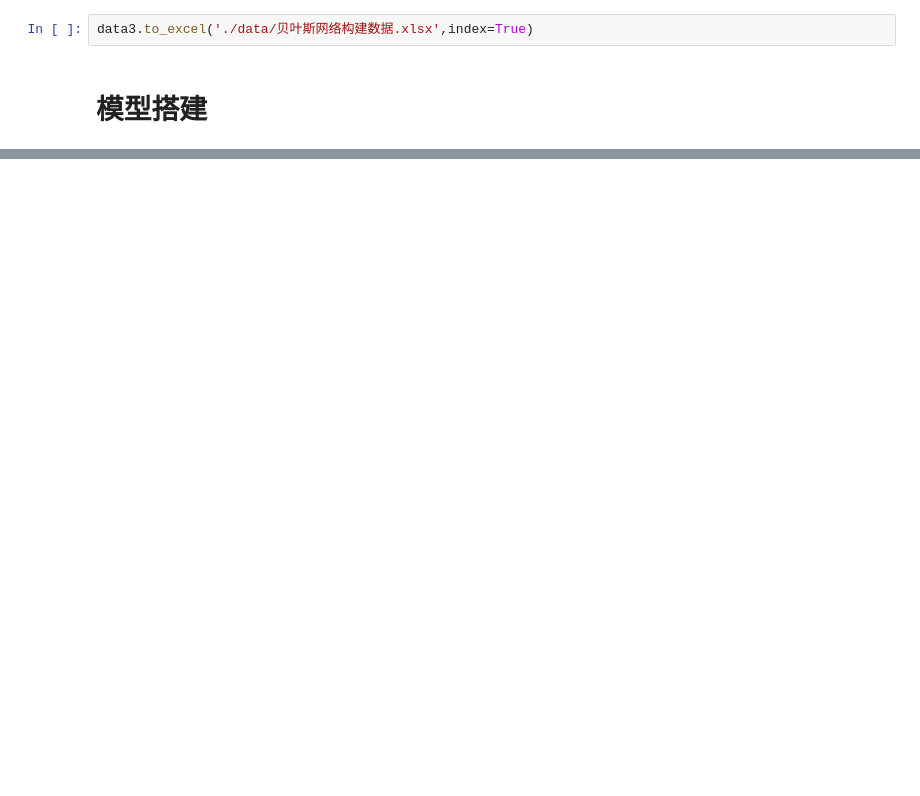
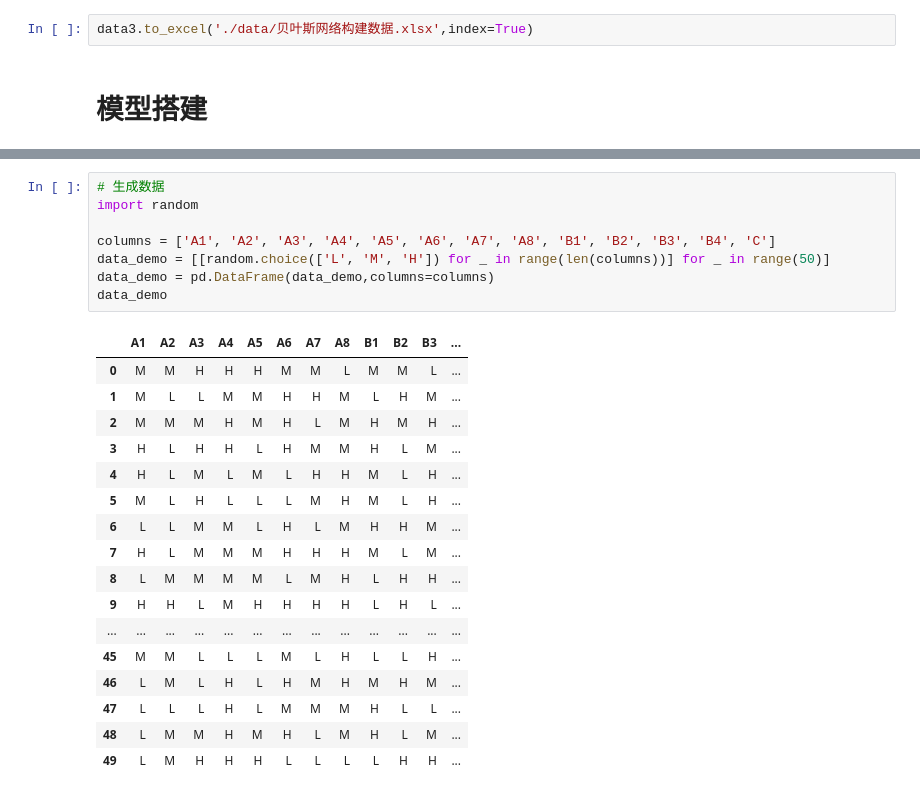
Before and after one commit to Zhou1317fe5/ml-projects, a Jupyter notebook: 贝叶斯危化品仓储风险分析/code/demo.ipynb, the cells around one changed output, grey strips where cells are left out. Drawn from its saved outputs; the diff is of its cells as text; blank space fills up the shorter version.

```diff
--- a/贝叶斯危化品仓储风险分析/code/demo.ipynb
+++ b/贝叶斯危化品仓储风险分析/code/demo.ipynb
@@ -562,0 +632,26 @@ ValueError: Maximum Likelihood Estimator works only for models with all observed
+# %%
+# 生成数据
+import random
+
+columns = ['A1', 'A2', 'A3', 'A4', 'A5', 'A6', 'A7', 'A8', 'B1', 'B2', 'B3', 'B4', 'C']
+data_demo = [[random.choice(['L', 'M', 'H']) for _ in range(len(columns))] for _ in range(50)]
+data_demo = pd.DataFrame(data_demo,columns=columns)
+data_demo
+# %% [output]
+|  | A1 | A2 | A3 | A4 | A5 | A6 | A7 | A8 | B1 | B2 | B3 | ... |
+| 0 | M | M | H | H | H | M | M | L | M | M | L | ... |
+| 1 | M | L | L | M | M | H | H | M | L | H | M | ... |
+| 2 | M | M | M | H | M | H | L | M | H | M | H | ... |
+| 3 | H | L | H | H | L | H | M | M | H | L | M | ... |
+| 4 | H | L | M | L | M | L | H | H | M | L | H | ... |
+| 5 | M | L | H | L | L | L | M | H | M | L | H | ... |
+| 6 | L | L | M | M | L | H | L | M | H | H | M | ... |
+| 7 | H | L | M | M | M | H | H | H | M | L | M | ... |
+| 8 | L | M | M | M | M | L | M | H | L | H | H | ... |
+| 9 | H | H | L | M | H | H | H | H | L | H | L | ... |
+| ... | ... | ... | ... | ... | ... | ... | ... | ... | ... | ... | ... | ... |
+| 45 | M | M | L | L | L | M | L | H | L | L | H | ... |
+| 46 | L | M | L | H | L | H | M | H | M | H | M | ... |
+| 47 | L | L | L | H | L | M | M | M | H | L | L | ... |
+| 48 | L | M | M | H | M | H | L | M | H | L | M | ... |
+| 49 | L | M | H | H | H | L | L | L | L | H | H | ... |
```
Also changed, not shown: parts of 26 cells of this notebook.
